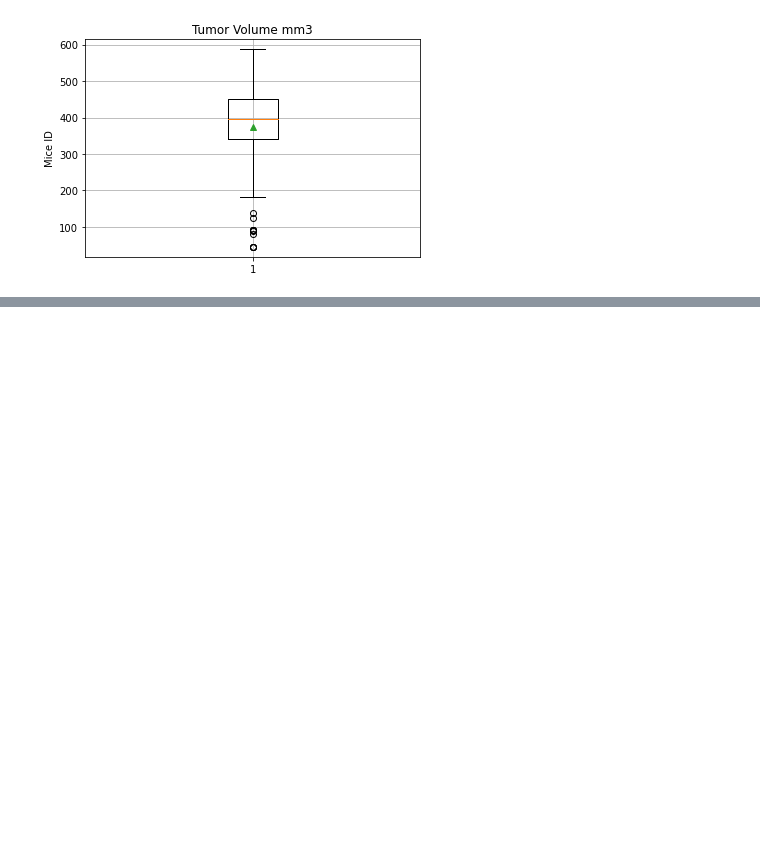
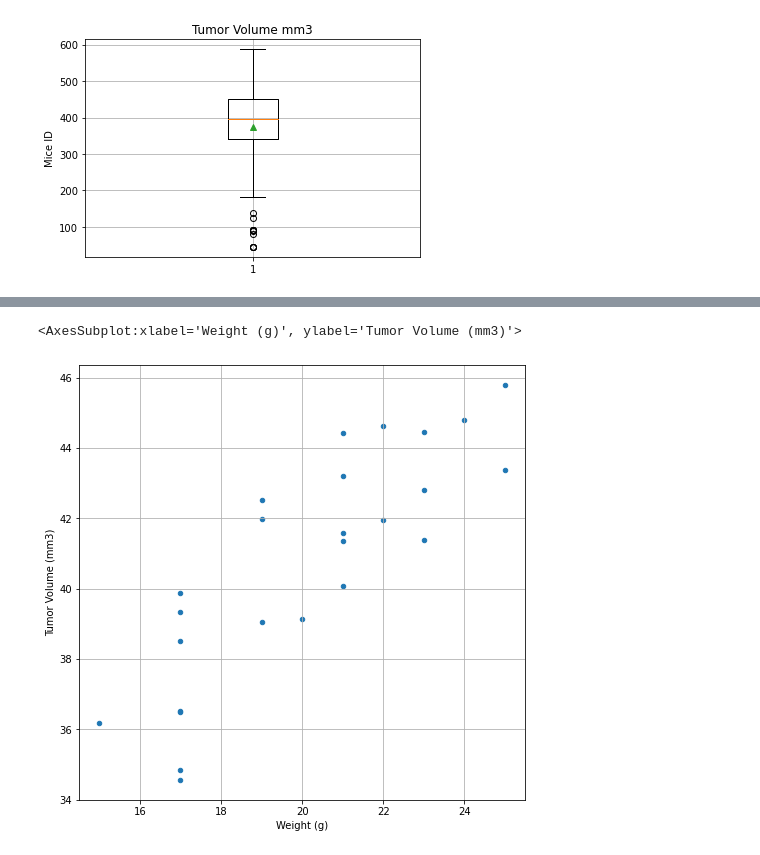
Before and after one commit to KinlayD/matplotlib-challenge, a Jupyter notebook: pymaceuticals.ipynb, the cells around one changed output, grey strips where cells are left out. Cells and saved outputs as stored; diff of their text form; code cells hidden in the pictures; blank space fills up the shorter version.

```diff
--- a/pymaceuticals.ipynb
+++ b/pymaceuticals.ipynb
@@ -178,0 +191,14 @@ capomulin_mouse = mouse_df.loc[mouse_df["Drug Regimen"] == "Capomulin", ["Mouse
+# %%
+# generate scatter plot of mouse weight vs. average tumor volume for the Capomulin treatment regimen
+
+capomulin_df = mouse_df.loc[mouse_df["Drug Regimen"] == "Capomulin", ["Mouse ID", "Tumor Volume (mm3)", "Weight (g)"]]
+cap_group = capomulin_df.groupby(["Mouse ID", "Weight (g)"])
+cap_group_ave = cap_group["Tumor Volume (mm3)"].mean()
+
+ave_vol_vs_weight_df = pd.DataFrame(cap_group_ave).reset_index()
+ave_vol_vs_weight_df.set_index("Mouse ID")
+
+ave_vol_vs_weight_df.plot(kind="scatter", x="Weight (g)", y="Tumor Volume (mm3)", grid=True, figsize=(8,8))
+# %% [output]
+<AxesSubplot:xlabel='Weight (g)', ylabel='Tumor Volume (mm3)'>
+[figure, added]
```
Also changed, not shown: parts of 4 cells of this notebook.
